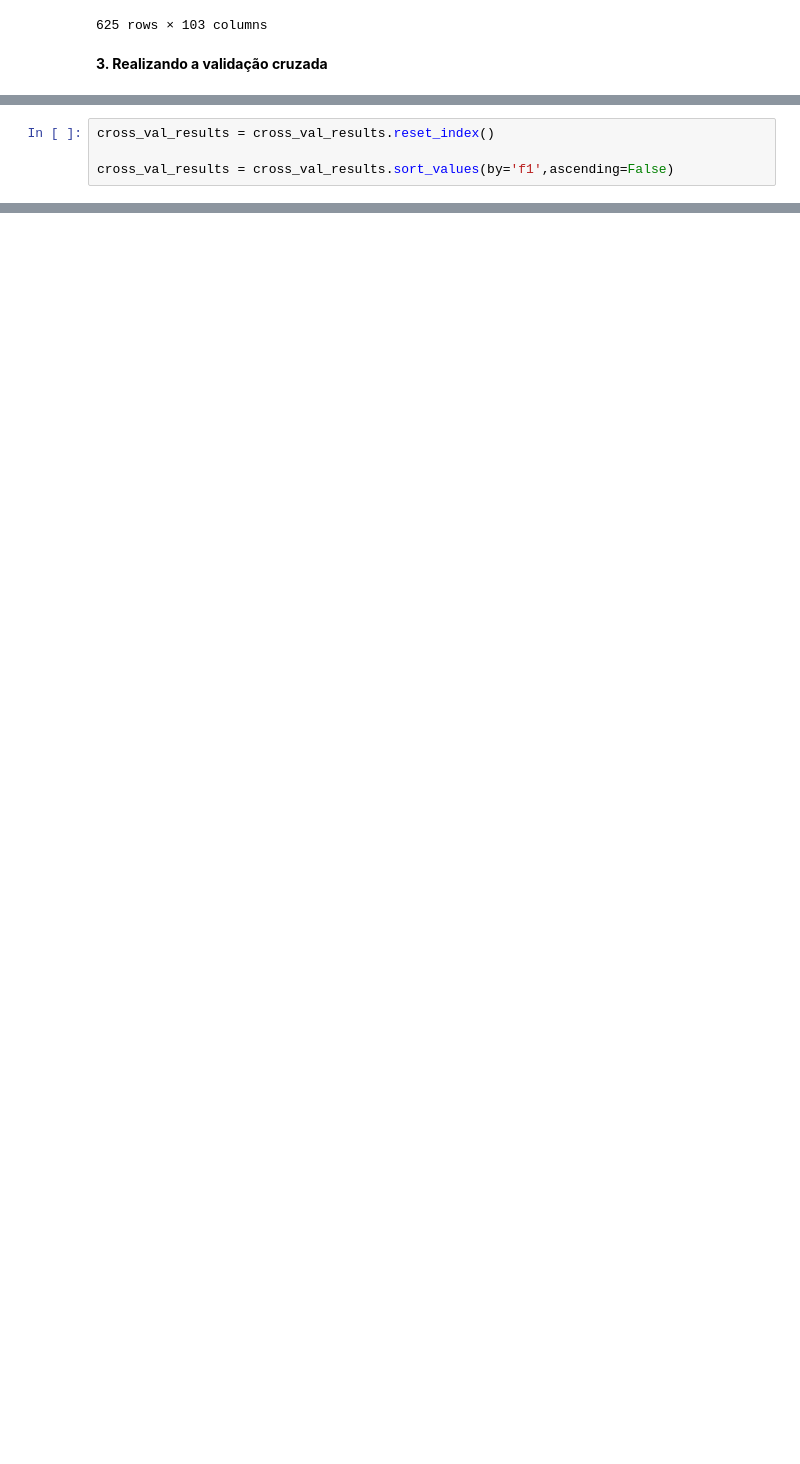
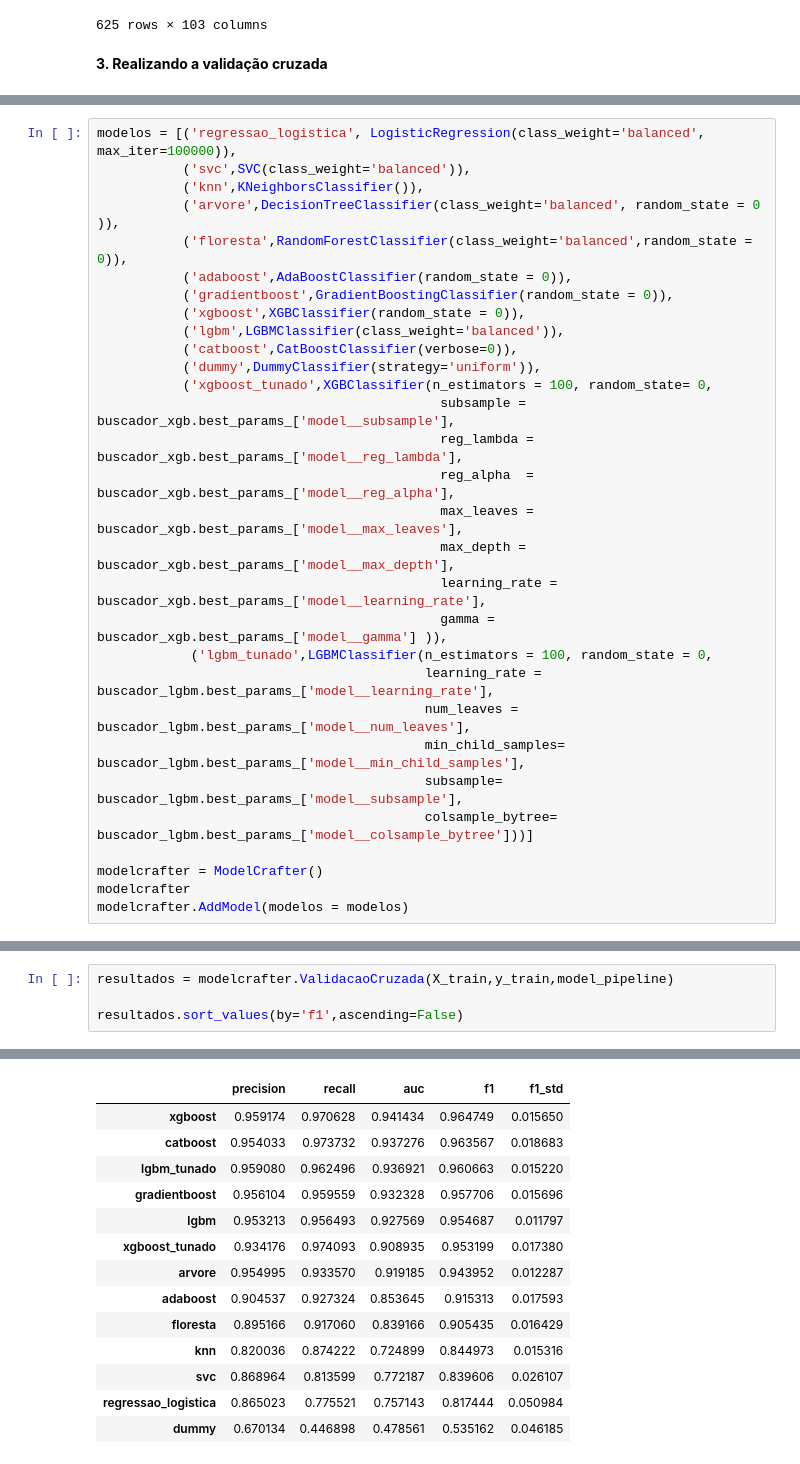
Before and after one commit to Alexandre-Esposte/Machine-learning-aplicado-f-sica, a Jupyter notebook: lista3-project1/lista3-project1.ipynb, the cells around one changed output, grey strips where cells are left out. Cells and saved outputs as stored; diff of their text form; blank space fills up the shorter version.

```diff
--- a/lista3-project1/lista3-project1.ipynb
+++ b/lista3-project1/lista3-project1.ipynb
@@ -624,0 +723,30 @@ cross_val_results.sort_values(by='f1',ascending=False)
+# %%
+modelos = [('regressao_logistica', LogisticRegression(class_weight='balanced', max_iter=100000)),
+           ('svc',SVC(class_weight='balanced')),
+           ('knn',KNeighborsClassifier()),
+           ('arvore',DecisionTreeClassifier(class_weight='balanced', random_state = 0 )),
+           ('floresta',RandomForestClassifier(class_weight='balanced',random_state = 0)),
+           ('adaboost',AdaBoostClassifier(random_state = 0)),
+           ('gradientboost',GradientBoostingClassifier(random_state = 0)),
+           ('xgboost',XGBClassifier(random_state = 0)),
+           ('lgbm',LGBMClassifier(class_weight='balanced')),
+           ('catboost',CatBoostClassifier(verbose=0)),
+           ('dummy',DummyClassifier(strategy='uniform')),
+           ('xgboost_tunado',XGBClassifier(n_estimators = 100, random_state= 0,
+                                            subsample = buscador_xgb.best_params_['model__subsample'],
+                                            reg_lambda = buscador_xgb.best_params_['model__reg_lambda'],
+                                            reg_alpha  = buscador_xgb.best_params_['model__reg_alpha'],
+                                            max_leaves = buscador_xgb.best_params_['model__max_leaves'],
+                                            max_depth = buscador_xgb.best_params_['model__max_depth'],
+                                            learning_rate = buscador_xgb.best_params_['model__learning_rate'],
+                                            gamma = buscador_xgb.best_params_['model__gamma'] )),
+            ('lgbm_tunado',LGBMClassifier(n_estimators = 100, random_state = 0,
+                                          learning_rate = buscador_lgbm.best_params_['model__learning_rate'],
+                                          num_leaves = buscador_lgbm.best_params_['model__num_leaves'],
+                                          min_child_samples= buscador_lgbm.best_params_['model__min_child_samples'],
+                                          subsample= buscador_lgbm.best_params_['model__subsample'],
+                                          colsample_bytree= buscador_lgbm.best_params_['model__colsample_bytree']))]
+
+modelcrafter = ModelCrafter()
+modelcrafter
+modelcrafter.AddModel(modelos = modelos)
@@ -625,4 +755,5 @@ cross_val_results.sort_values(by='f1',ascending=False)
 # %%
-cross_val_results = cross_val_results.reset_index()
+resultados = modelcrafter.ValidacaoCruzada(X_train,y_train,model_pipeline)
 
-cross_val_results = cross_val_results.sort_values(by='f1',ascending=False)
+resultados.sort_values(by='f1',ascending=False)
+# %% [output]
@@ -628,0 +773,14 @@ cross_val_results = cross_val_results.sort_values(by='f1',ascending=False)
+|  | precision | recall | auc | f1 | f1_std |
+| xgboost | 0.959174 | 0.970628 | 0.941434 | 0.964749 | 0.015650 |
+| catboost | 0.954033 | 0.973732 | 0.937276 | 0.963567 | 0.018683 |
+| lgbm_tunado | 0.959080 | 0.962496 | 0.936921 | 0.960663 | 0.015220 |
+| gradientboost | 0.956104 | 0.959559 | 0.932328 | 0.957706 | 0.015696 |
+| lgbm | 0.953213 | 0.956493 | 0.927569 | 0.954687 | 0.011797 |
+| xgboost_tunado | 0.934176 | 0.974093 | 0.908935 | 0.953199 | 0.017380 |
+| arvore | 0.954995 | 0.933570 | 0.919185 | 0.943952 | 0.012287 |
+| adaboost | 0.904537 | 0.927324 | 0.853645 | 0.915313 | 0.017593 |
+| floresta | 0.895166 | 0.917060 | 0.839166 | 0.905435 | 0.016429 |
+| knn | 0.820036 | 0.874222 | 0.724899 | 0.844973 | 0.015316 |
+| svc | 0.868964 | 0.813599 | 0.772187 | 0.839606 | 0.026107 |
+| regressao_logistica | 0.865023 | 0.775521 | 0.757143 | 0.817444 | 0.050984 |
+| dummy | 0.670134 | 0.446898 | 0.478561 | 0.535162 | 0.046185 |
```
Also changed, not shown: parts of 23 cells of this notebook, 7 other files.
